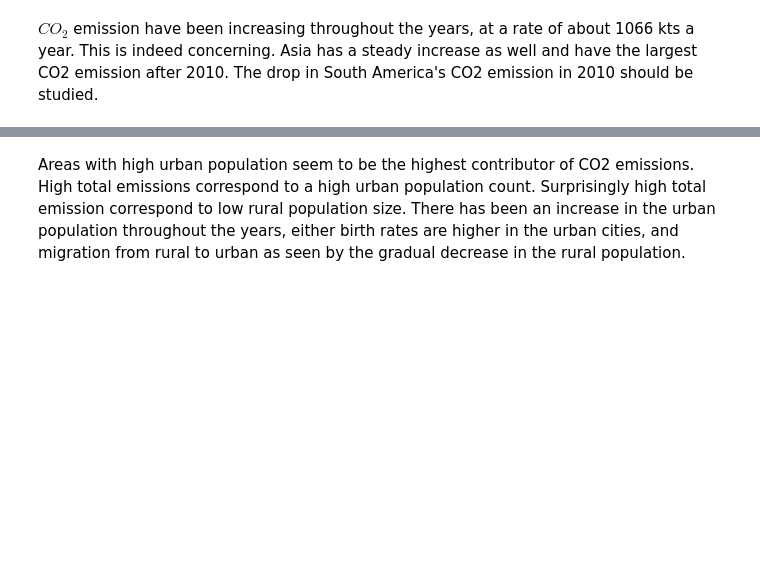
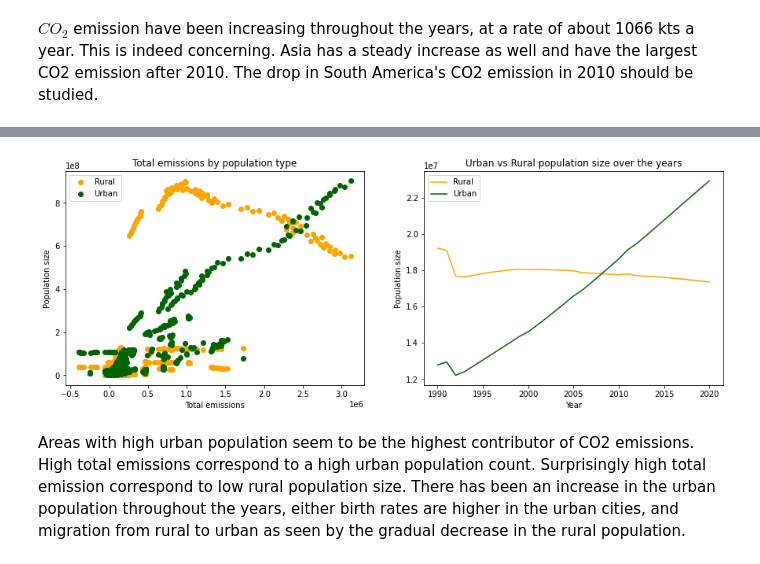
Before and after one commit to VuyiswaK/2401PTDS_Regression_Project, a Jupyter notebook: Project notebook.ipynb, the cells around one changed output, grey strips where cells are left out. Cells and saved outputs as stored; diff of their text form; code cells hidden in the pictures; blank space fills up the shorter version.

```diff
--- a/Project notebook.ipynb
+++ b/Project notebook.ipynb
@@ -409,27 +405,23 @@ Time series analysis to what the co2 emission would be if this trajectory contin
 # %%
-fig , axs = plt.subplots(1, 3, figsize=(20, 5))
+fig , axs = plt.subplots(1, 2, figsize=(15, 5))
 
 axs[0].scatter(df.total_emission, df['Rural population'], color = 'orange', label = "Rural")
 axs[0].scatter(df.total_emission, df['Urban population'], color = "darkgreen" ,label = "Urban")
 axs[0].legend()
 axs[0].set_ylabel('Population size')
 axs[0].set_xlabel('Total emissions')
 axs[0].set_title('Total emissions by population type')
 
 axs[1].plot(grouped.Year, grouped['Rural population'], color = 'orange', label = "Rural")
 axs[1].plot(grouped.Year, grouped['Urban population'], color = "darkgreen" ,label = "Urban")
 axs[1].legend()
 axs[1].set_ylabel('Population size')
 axs[1].set_xlabel('Year')
 axs[1].set_title('Urban vs Rural population size over the years')
 
-axs[2].scatter(grouped.total_emission,grouped['Urban population']/ grouped['Rural population'], color = "darkgreen" ,label = "Urban")
-axs[2].legend()
-axs[2].set_ylabel('Population size')
-axs[2].set_xlabel('Year')
-axs[2].set_title('Urban vs Rural population size over the years')
-
 fig.show()
+# %% [output]
+[figure, added]
 # %% [markdown]
 Areas with high urban population seem to be the highest contributor of CO2 emissions. High total emissions correspond to a high urban population count. Surprisingly high total emission correspond to low rural population size. There has been an increase in the urban population throughout the years, either birth rates are higher in the urban cities, and migration from rural to urban as seen by the gradual decrease in the rural population.
 # %%
```
Also changed, not shown: parts of 80 cells of this notebook.
